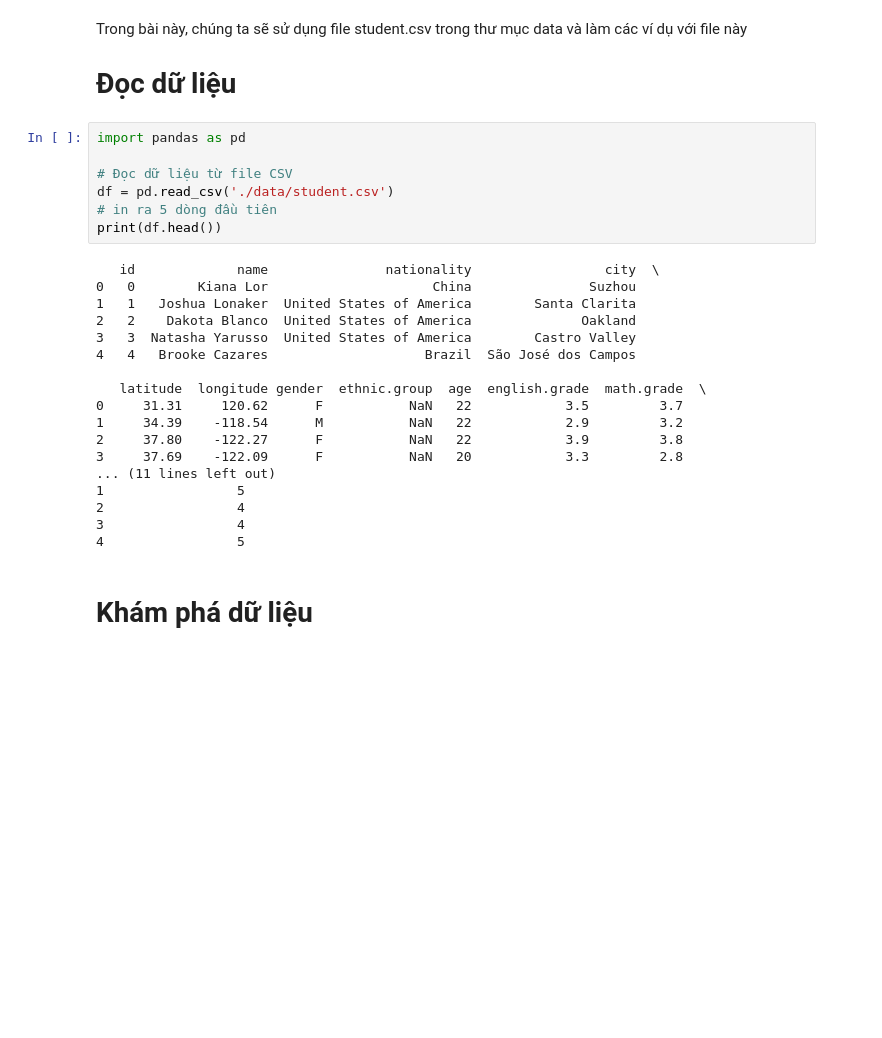
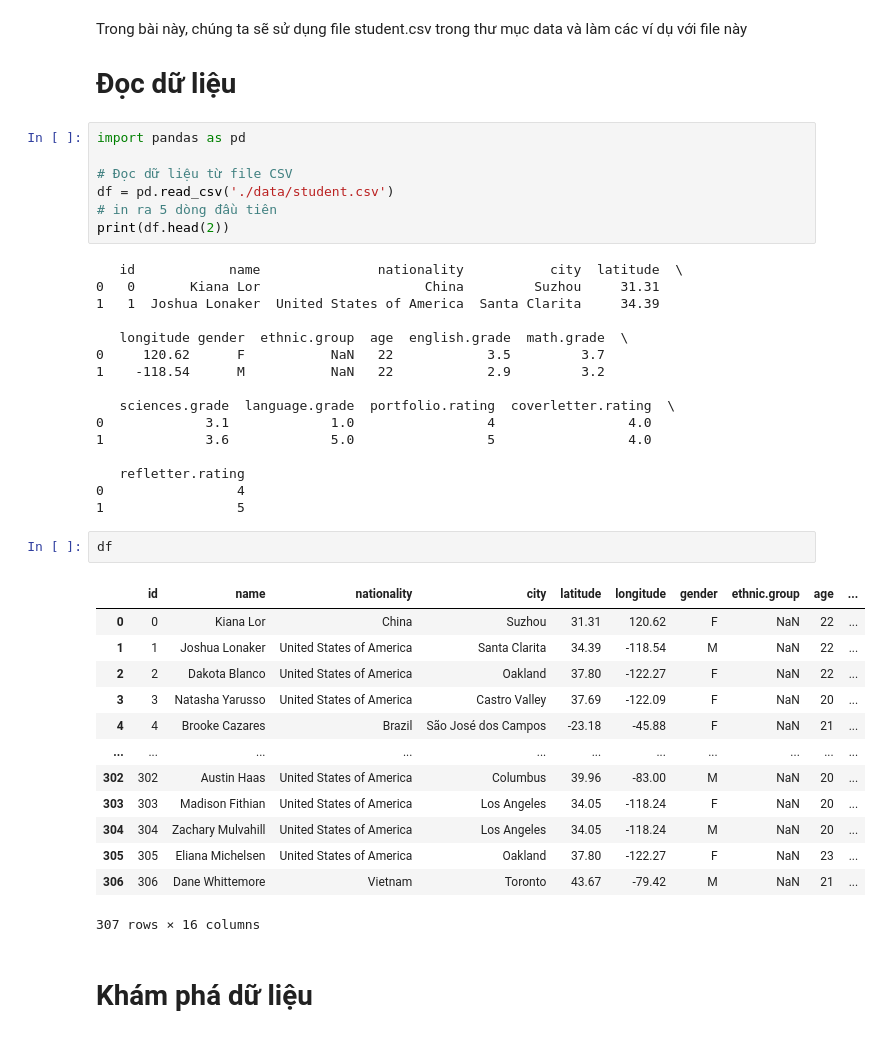
Before and after one commit to haphantran/Python_CrashCourse, a Jupyter notebook: Chap6_pandas/Chap6.2_MorePandas.ipynb, the cells around one changed output. Saved outputs shown, nothing was run; the diff lists cells and outputs as text; blank space fills up the shorter version.

```diff
--- a/Chap6_pandas/Chap6.2_MorePandas.ipynb
+++ b/Chap6_pandas/Chap6.2_MorePandas.ipynb
@@ -8,25 +8,39 @@ import pandas as pd
 # Đọc dữ liệu từ file CSV
 df = pd.read_csv('./data/student.csv')
 # in ra 5 dòng đầu tiên
-print(df.head())
+print(df.head(2))
 # %% [output]
-   id             name               nationality                 city  \
-0   0        Kiana Lor                     China               Suzhou
-1   1   Joshua Lonaker  United States of America        Santa Clarita
-2   2    Dakota Blanco  United States of America              Oakland
-3   3  Natasha Yarusso  United States of America        Castro Valley
-4   4   Brooke Cazares                    Brazil  São José dos Campos
+   id            name               nationality           city  latitude  \
+0   0       Kiana Lor                     China         Suzhou     31.31
+1   1  Joshua Lonaker  United States of America  Santa Clarita     34.39
 
-   latitude  longitude gender  ethnic.group  age  english.grade  math.grade  \
-0     31.31     120.62      F           NaN   22            3.5         3.7
-1     34.39    -118.54      M           NaN   22            2.9         3.2
-2     37.80    -122.27      F           NaN   22            3.9         3.8
-3     37.69    -122.09      F           NaN   20            3.3         2.8
-... (11 lines left out)
+   longitude gender  ethnic.group  age  english.grade  math.grade  \
+0     120.62      F           NaN   22            3.5         3.7
+1    -118.54      M           NaN   22            2.9         3.2
+
+   sciences.grade  language.grade  portfolio.rating  coverletter.rating  \
+0             3.1             1.0                 4                 4.0
+1             3.6             5.0                 5                 4.0
+
+   refletter.rating
+0                 4
 1                 5
-2                 4
-3                 4
-4                 5
+# %%
+df
+# %% [output]
+|  | id | name | nationality | city | latitude | longitude | gender | ethnic.group | age | ... |
+| 0 | 0 | Kiana Lor | China | Suzhou | 31.31 | 120.62 | F | NaN | 22 | ... |
+| 1 | 1 | Joshua Lonaker | United States of America | Santa Clarita | 34.39 | -118.54 | M | NaN | 22 | ... |
+| 2 | 2 | Dakota Blanco | United States of America | Oakland | 37.80 | -122.27 | F | NaN | 22 | ... |
+| 3 | 3 | Natasha Yarusso | United States of America | Castro Valley | 37.69 | -122.09 | F | NaN | 20 | ... |
+| 4 | 4 | Brooke Cazares | Brazil | São José dos Campos | -23.18 | -45.88 | F | NaN | 21 | ... |
+| ... | ... | ... | ... | ... | ... | ... | ... | ... | ... | ... |
+| 302 | 302 | Austin Haas | United States of America | Columbus | 39.96 | -83.00 | M | NaN | 20 | ... |
+| 303 | 303 | Madison Fithian | United States of America | Los Angeles | 34.05 | -118.24 | F | NaN | 20 | ... |
+| 304 | 304 | Zachary Mulvahill | United States of America | Los Angeles | 34.05 | -118.24 | M | NaN | 20 | ... |
+| 305 | 305 | Eliana Michelsen | United States of America | Oakland | 37.80 | -122.27 | F | NaN | 23 | ... |
+| 306 | 306 | Dane Whittemore | Vietnam | Toronto | 43.67 | -79.42 | M | NaN | 21 | ... |
+307 rows × 16 columns
 # %% [markdown]
 # Khám phá dữ liệu
 # %%
```
Also changed, not shown: parts of 15 cells of this notebook, 4 other files.
